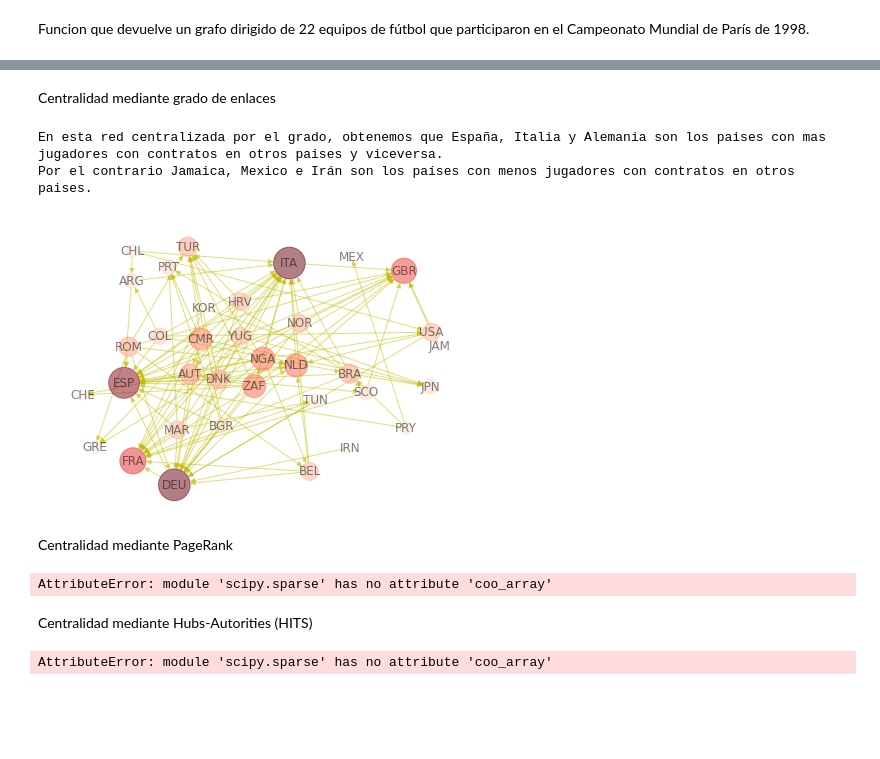
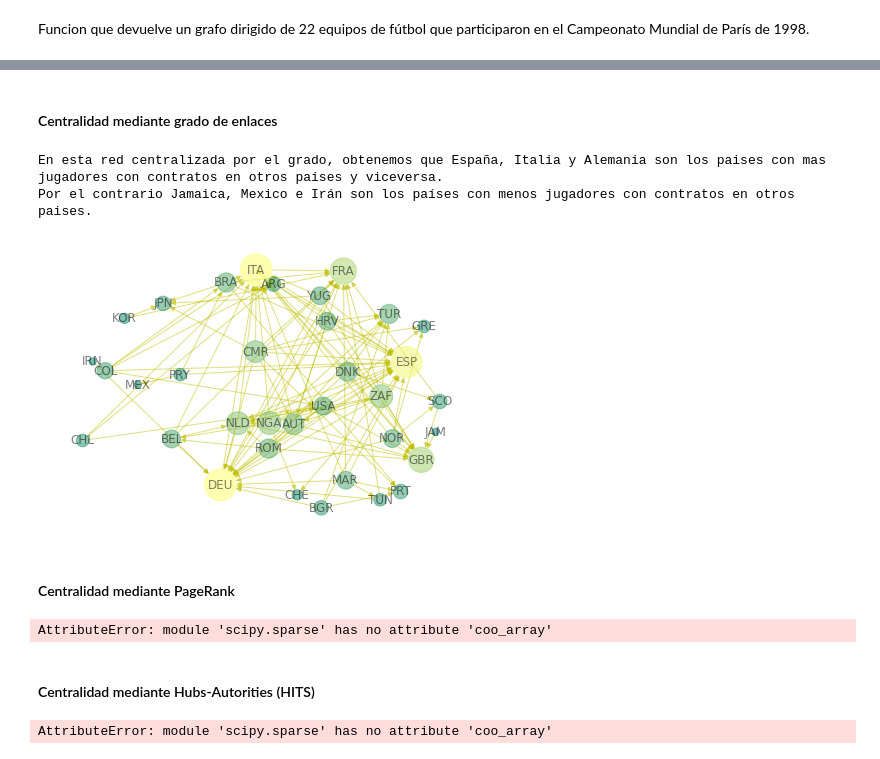
Before and after one commit to CristianFernandezM/NuevasTecnologias, a Jupyter notebook: Practica5.ipynb, the cells around one changed output, grey strips where cells are left out. Saved outputs shown, nothing was run; the diff lists cells and outputs as text; code cells hidden in the pictures; blank space fills up the shorter version.

```diff
--- a/Practica5.ipynb
+++ b/Practica5.ipynb
@@ -30,17 +30,17 @@ nx.draw(G, with_labels=True)
 # %% [markdown]
-Centralidad mediante grado de enlaces
+#### Centralidad mediante grado de enlaces
 # %%
 cent = np.array(list(nx.degree_centrality(G).values()))
 pos = nx.layout.fruchterman_reingold_layout(G,k=1,iterations=20)
-nx.draw(G,pos,node_color=cent,with_labels=True, alpha=0.5, edge_color='y',node_size=cent*1800,cmap=plt.cm.Reds)
+nx.draw(G,pos,node_color=cent,with_labels=True, alpha=0.5, edge_color='y',node_size=cent*1800,cmap=plt.cm.summer)
 print("En esta red centralizada por el grado, obtenemos que España, Italia y Alemania son los paises con mas jugadores con contratos en otros paises y viceversa. ")
 print("Por el contrario Jamaica, Mexico e Irán son los países con menos jugadores con contratos en otros paises.")
 # %% [output]
 En esta red centralizada por el grado, obtenemos que España, Italia y Alemania son los paises con mas jugadores con contratos en otros paises y viceversa.
 Por el contrario Jamaica, Mexico e Irán son los países con menos jugadores con contratos en otros paises.
-[figure, old version]
+[figure, new version]
 # %% [markdown]
-Centralidad mediante PageRank
+#### Centralidad mediante PageRank
 # %%
 cent2 = np.array(list(nx.pagerank(G).values()))
 pos = nx.layout.fruchterman_reingold_layout(G,k=1,iterations=20)
@@ -48,7 +48,7 @@ nx.draw(G,pos,node_color=cent2,with_labels=True, alpha=0.5, edge_color='y',node_
 # %% [output]
 AttributeError: module 'scipy.sparse' has no attribute 'coo_array'
 # %% [markdown]
-Centralidad mediante Hubs-Autorities (HITS)
+#### Centralidad mediante Hubs-Autorities (HITS)
 # %%
 hubs,autoridades = list(nx.hits(G))
 ranking = [] #Lista con el ranking para los colores y el tamaño de los nodos
```
Also changed, not shown: parts of 7 cells of this notebook.
